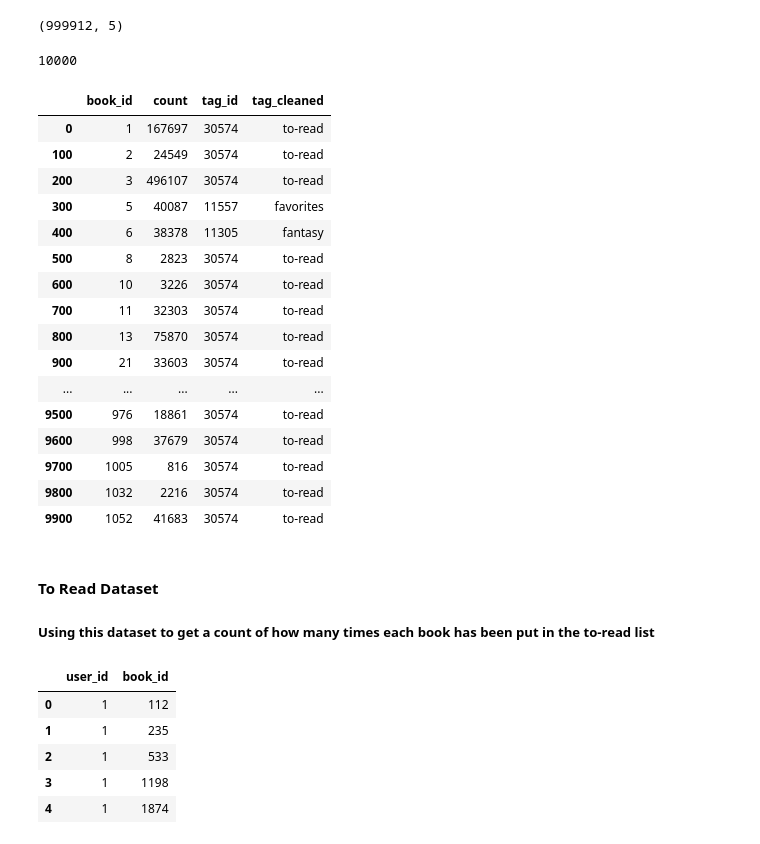
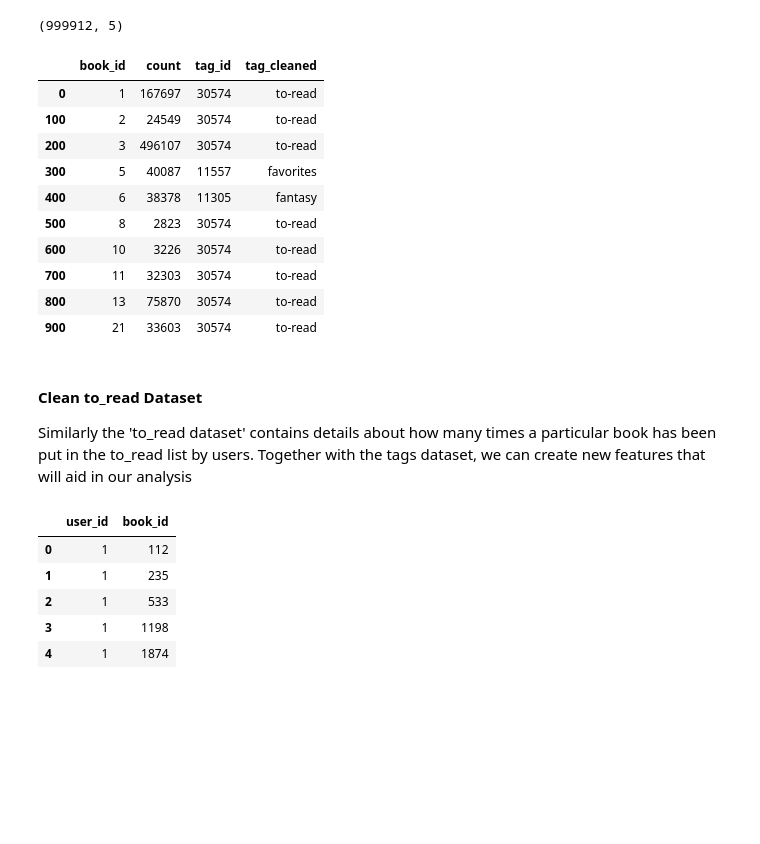
Before and after one commit to Eserichard/Book-Recommender, a Jupyter notebook: ML_RecSys_booksdata.ipynb, the cells around one changed output. Cells and saved outputs as stored; diff of their text form; code cells hidden in the pictures; blank space fills up the shorter version.

```diff
--- a/ML_RecSys_booksdata.ipynb
+++ b/ML_RecSys_booksdata.ipynb
@@ -21,28 +36,31 @@ pd.set_option('display.max_rows',None)
 import warnings
 warnings.filterwarnings('ignore')
 # %%
+# set base path to datasets folder
+dir_path = 'Data/'
+
 # Load raw books dataset
-df_raw_books = pd.read_csv('books.csv',header =0)
+df_raw_books = pd.read_csv(dir_path + 'books.csv',header =0)
 # Make a copy of df_raw_books
 df_books = df_raw_books.copy(deep=True)
 
 # Load raw books dataset
-df_raw_ratings = pd.read_csv('ratings.csv',header = 0)
+df_raw_ratings = pd.read_csv(dir_path + 'ratings.csv',header = 0)
 # Make a copy of df_raw_ratings
 df_ratings = df_raw_ratings.copy(deep=True)
 
 # Load raw books dataset
-df_raw_booktags = pd.read_csv('book_tags.csv',header =0)
+df_raw_booktags = pd.read_csv(dir_path + 'book_tags.csv',header =0)
 # Make a copy of df_raw_booktags
 df_booktags = df_raw_booktags.copy(deep=True)
 
 # Load raw books dataset
-raw_to_read_data = pd.read_csv('to_read.csv',header=0)
+raw_to_read_data = pd.read_csv(dir_path + 'to_read.csv',header=0)
 # Make a copy of raw_to_read_data
 to_read_data = raw_to_read_data.copy(deep=True)
 
 # Load raw books dataset
-raw_tags = pd.read_csv('tags.csv',header=0)
+raw_tags = pd.read_csv(dir_path + 'tags.csv',header=0)
 # Make a copy of raw_tags
 tags = raw_tags.copy(deep=True)
 # %%
@@ -177,38 +181,28 @@ tags_data.shape
 # %% [output]
 (999912, 5)
 # %%
-#picking relevant columns from tags data
+# pick relevant columns from tags data
 tags_data = tags_data[['book_id','count','tag_id','tag_cleaned']]
-
-df_booktags['book_id'].nunique()
-# %% [output]
-10000
 # %%
-#selecting the tag with highest count of tags for each book
-td=tags_data.sort_values(by=['book_id','count'],ascending=[1,0]).groupby('book_id').head(1)
+# selecting the tag with highest count of tags for each book
+td = tags_data.sort_values(by=['book_id','count'],ascending=[1,0]).groupby('book_id').head(1)
 
-td.head(100)
+td.head(10)
 # %% [output]
 |  | book_id | count | tag_id | tag_cleaned |
 | 0 | 1 | 167697 | 30574 | to-read |
 | 100 | 2 | 24549 | 30574 | to-read |
 | 200 | 3 | 496107 | 30574 | to-read |
 | 300 | 5 | 40087 | 11557 | favorites |
 | 400 | 6 | 38378 | 11305 | fantasy |
 | 500 | 8 | 2823 | 30574 | to-read |
 | 600 | 10 | 3226 | 30574 | to-read |
 | 700 | 11 | 32303 | 30574 | to-read |
 | 800 | 13 | 75870 | 30574 | to-read |
 | 900 | 21 | 33603 | 30574 | to-read |
-| ... | ... | ... | ... | ... |
-| 9500 | 976 | 18861 | 30574 | to-read |
-| 9600 | 998 | 37679 | 30574 | to-read |
-| 9700 | 1005 | 816 | 30574 | to-read |
-| 9800 | 1032 | 2216 | 30574 | to-read |
-| 9900 | 1052 | 41683 | 30574 | to-read |
-# %% [markdown]
-#### To Read Dataset
-##### Using this dataset to get a count of how many times each book has been put in the to-read list
+# %% [markdown]
+#### Clean to_read Dataset
+Similarly the 'to_read dataset' contains details about how many times a particular book has been put in the to_read list by users. Together with the tags dataset, we can create new features that will aid in our analysis
 # %%
 to_read_data.head()
 # %% [output]
```
Also changed, not shown: parts of 99 cells of this notebook, 2 other files.
